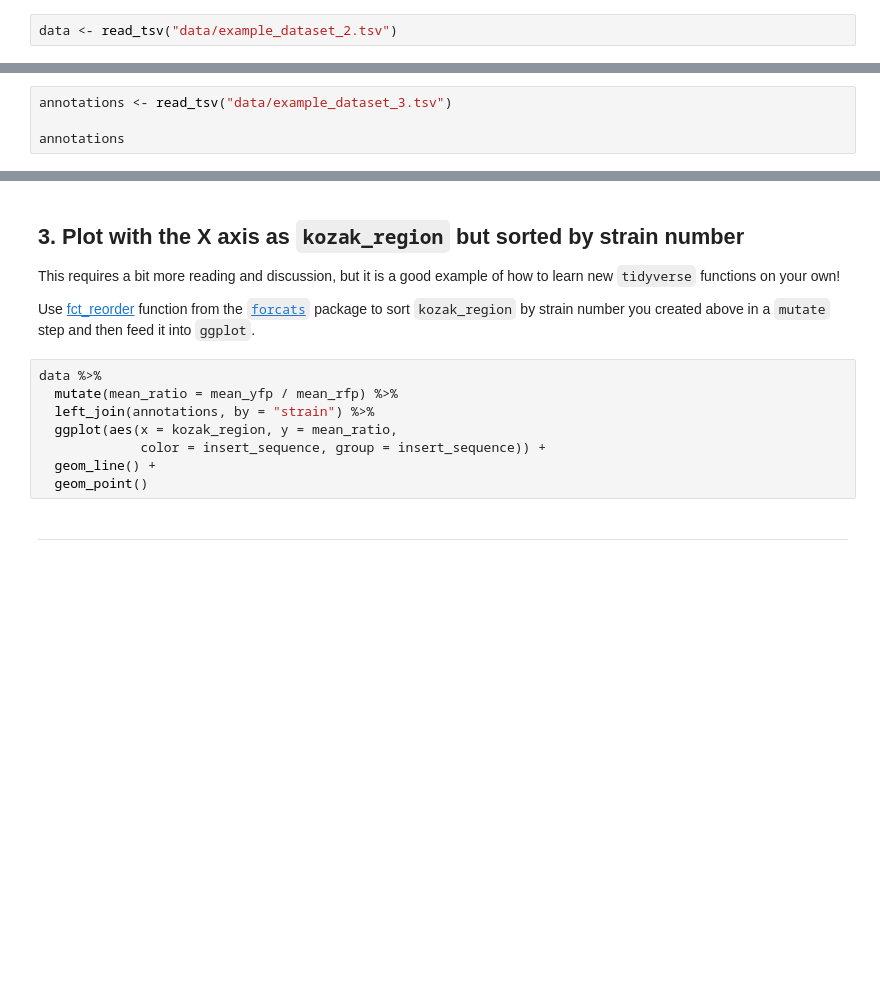
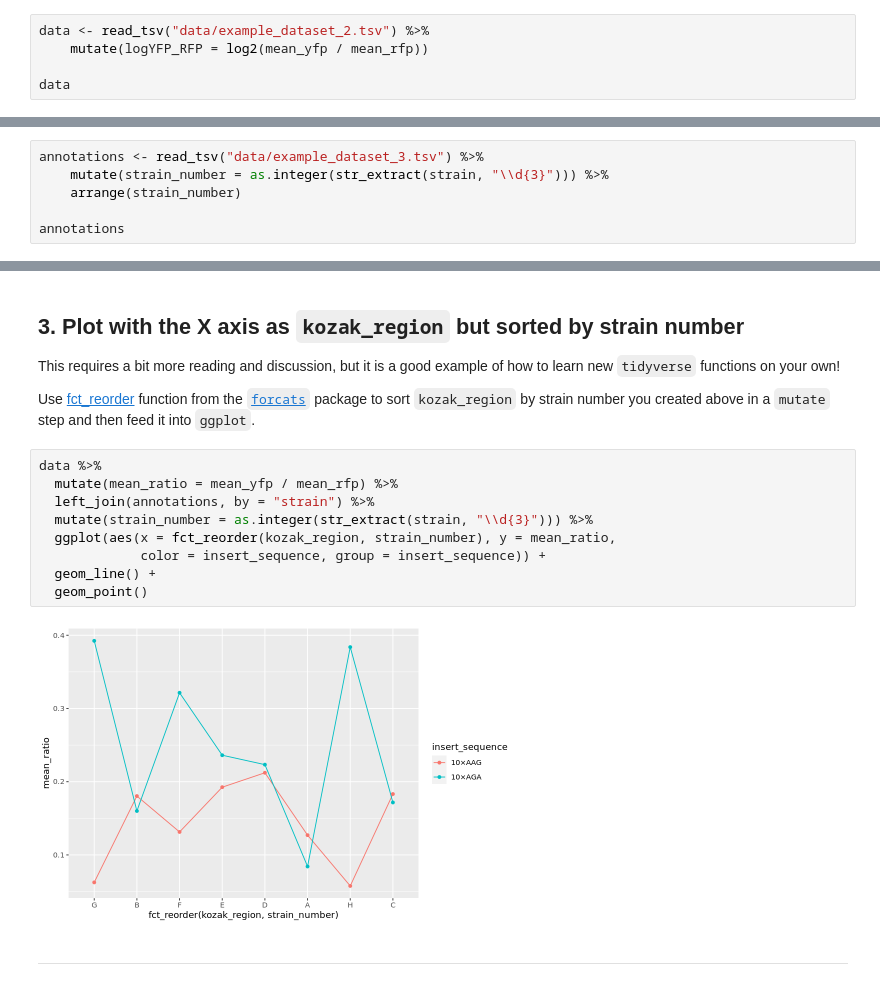
Before and after one commit to boothcl/tfcb_2024, a Jupyter notebook: lectures/lecture12/lecture12.ipynb, the cells around one changed output, grey strips where cells are left out. Drawn from its saved outputs; the diff is of its cells as text; blank space fills up the shorter version.

```diff
--- a/lectures/lecture12/lecture12.ipynb
+++ b/lectures/lecture12/lecture12.ipynb
@@ -483,4 +748,7 @@ data %>%
 
 Google for `log2 R` to find the appropriate function
 # %%
-data <- read_tsv("data/example_dataset_2.tsv")
+data <- read_tsv("data/example_dataset_2.tsv") %>%
+    mutate(logYFP_RFP = log2(mean_yfp / mean_rfp))
+
+data
@@ -493,6 +789,8 @@ Google for `character to integer R` to find appropriate function to use in `muta
 
 Then sort.
 # %%
-annotations <- read_tsv("data/example_dataset_3.tsv")
+annotations <- read_tsv("data/example_dataset_3.tsv") %>%
+    mutate(strain_number = as.integer(str_extract(strain, "\\d{3}"))) %>%
+    arrange(strain_number)
 
 annotations
@@ -505,11 +831,14 @@ Use [fct_reorder](https://forcats.tidyverse.org/reference/fct_reorder.html) func
 # %%
 data %>%
   mutate(mean_ratio = mean_yfp / mean_rfp) %>%
   left_join(annotations, by = "strain") %>%
-  ggplot(aes(x = kozak_region, y = mean_ratio,
+  mutate(strain_number = as.integer(str_extract(strain, "\\d{3}"))) %>%
+  ggplot(aes(x = fct_reorder(kozak_region, strain_number), y = mean_ratio,
              color = insert_sequence, group = insert_sequence)) +
   geom_line() +
   geom_point()
+# %% [output]
+[figure, added]
 # %% [markdown]
 ---
 # %% [markdown]
```
Also changed, not shown: parts of 35 cells of this notebook.
